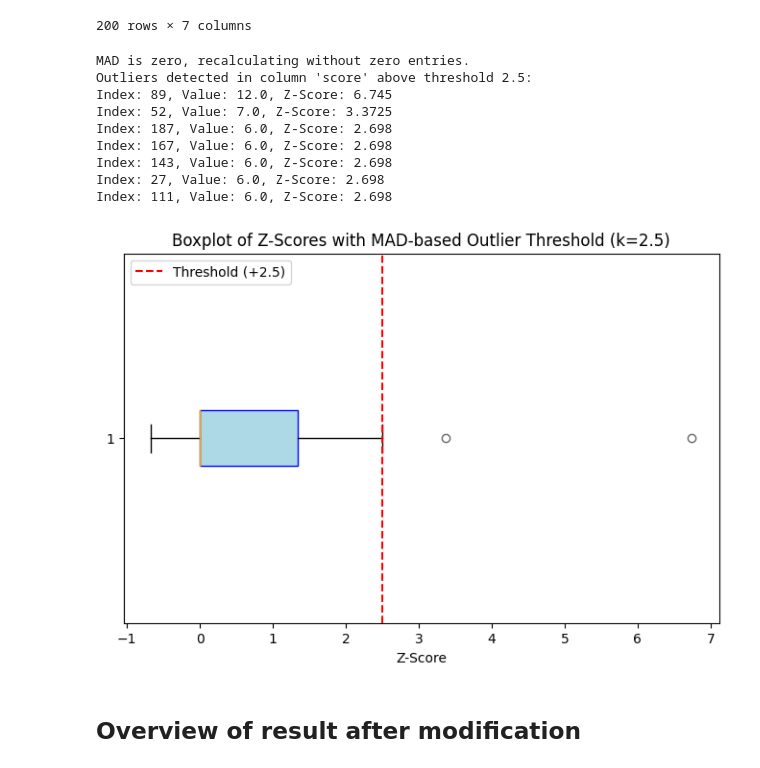
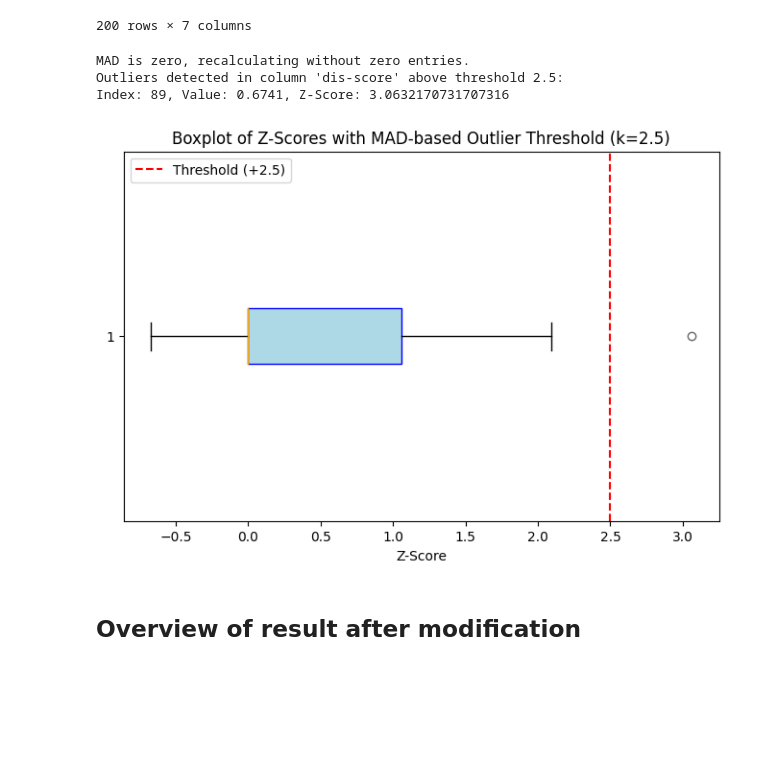
Before and after one commit to Vincent9339/metaprivBIDS-Outer, a Jupyter notebook: MetaprivBIDS_CoreLogic_Tutorial.ipynb, the cells around one changed output. Saved outputs shown, nothing was run; the diff lists cells and outputs as text; code cells hidden in the pictures; blank space fills up the shorter version.

```diff
--- a/MetaprivBIDS_CoreLogic_Tutorial.ipynb
+++ b/MetaprivBIDS_CoreLogic_Tutorial.ipynb
@@ -350,2 +337,5 @@ data_mod_noise.head()
 # %%
+#data_mod_noise.to_csv('data_mod_noise.csv')
+data_mod_noise = pd.read_csv('Use_Case_Data/data_mod_noise.csv', index_col=0)
 selected_columns = ["education", "marital-status", "occupation","sex","salary-class"]
+data_mod_noise.head()
@@ -451,18 +448,12 @@ Attribute Level Contributions:
 | 199 | 3 | 1 | 4 | 1 | 0 | 0.0000 | 0.0 |
 200 rows × 7 columns
 # %%
-metapriv.save_boxplot(results_suda, column_name="score", k=2.5)
+metapriv.save_boxplot(results_suda, column_name="dis-score", k=2.5)
 # %% [output]
 MAD is zero, recalculating without zero entries.
-Outliers detected in column 'score' above threshold 2.5:
-Index: 89, Value: 12.0, Z-Score: 6.745
-Index: 52, Value: 7.0, Z-Score: 3.3725
-Index: 187, Value: 6.0, Z-Score: 2.698
-Index: 167, Value: 6.0, Z-Score: 2.698
-Index: 143, Value: 6.0, Z-Score: 2.698
-Index: 27, Value: 6.0, Z-Score: 2.698
-Index: 111, Value: 6.0, Z-Score: 2.698
+Outliers detected in column 'dis-score' above threshold 2.5:
+Index: 89, Value: 0.6741, Z-Score: 3.0632170731707316
-[figure, old version]
+[figure, new version]
 # %% [markdown]
 ## Overview of result after modification
 # %% [markdown]
```
Also changed, not shown: parts of 8 cells of this notebook, 4 other files.
